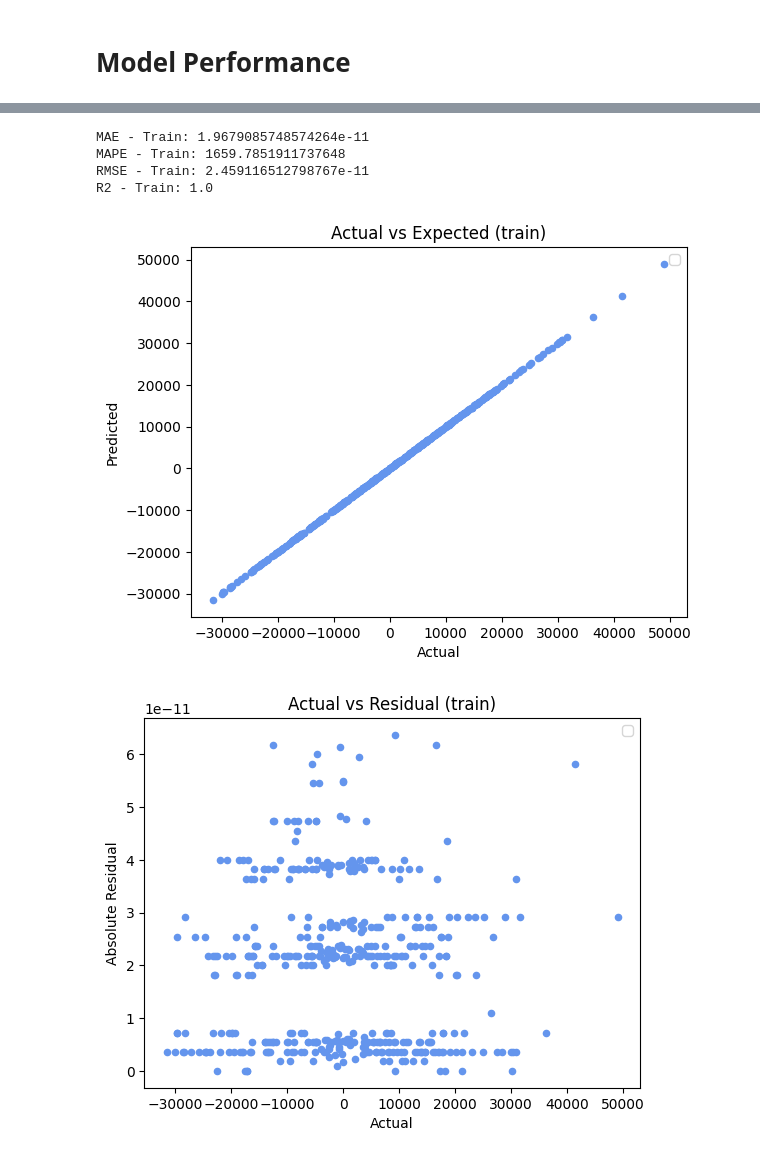
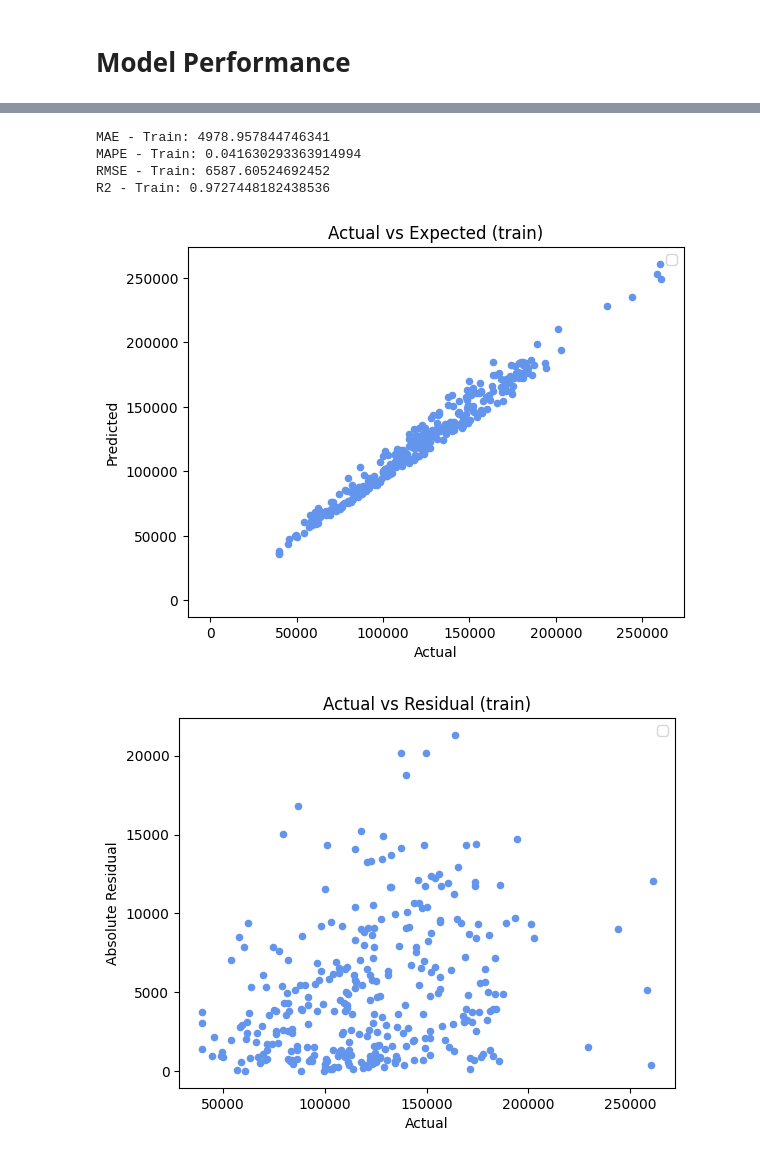
Before and after one commit to Dilan-De-Silva/Big-Bash-Fantasy-AI-v2, a Jupyter notebook: python_script/pricing-model-build.ipynb, the cells around one changed output, grey strips where cells are left out. Cells and saved outputs as stored; diff of their text form; code cells hidden in the pictures.

```diff
--- a/python_script/pricing-model-build.ipynb
+++ b/python_script/pricing-model-build.ipynb
@@ -316,6 +316,36 @@ for j in bbl14_play_list:
 
         curr_rnd_play_pts_feat_df = pd.merge(curr_rnd_play_pts_feat_df, ma_3_rnd_play_pts_df_agg, left_on = ["player"], right_on = ["player"], how = "left")
 
+        # Prior 4 Games in the season aggregate attributes
+        if k >= 4:
+            ma_4_rnd_play_pts_df = full_play_pts_df[(full_play_pts_df['rnd_cnt'] <= k) & (full_play_pts_df['rnd_cnt'] >= k - 2)]
+            ma_4_rnd_play_pts_df = ma_4_rnd_play_pts_df.drop(columns=["rnd", "rnd_cnt"], axis = 1)
+            ma_4_rnd_play_pts_df_agg = ma_4_rnd_play_pts_df.groupby(["player"], as_index=False).agg(
+            last_4_rnd_ma_pts = ('points', "mean"),
+            )
+
+        else:
+            ma_4_rnd_play_pts_df_agg = full_play_pts_df[(full_play_pts_df['rnd_cnt'] == k)]
+            ma_4_rnd_play_pts_df_agg = ma_4_rnd_play_pts_df_agg.drop(columns=["rnd", "rnd_cnt","points"], axis = 1)
+            ma_4_rnd_play_pts_df_agg['last_4_rnd_ma_pts'] = np.nan
+
+        curr_rnd_play_pts_feat_df = pd.merge(curr_rnd_play_pts_feat_df, ma_4_rnd_play_pts_df_agg, left_on = ["player"], right_on = ["player"], how = "left")
+
+        # Prior 5 Games in the season aggregate attributes
+        if k >= 5:
+            ma_5_rnd_play_pts_df = full_play_pts_df[(full_play_pts_df['rnd_cnt'] <= k) & (full_play_pts_df['rnd_cnt'] >= k - 2)]
+            ma_5_rnd_play_pts_df = ma_5_rnd_play_pts_df.drop(columns=["rnd", "rnd_cnt"], axis = 1)
+            ma_5_rnd_play_pts_df_agg = ma_5_rnd_play_pts_df.groupby(["player"], as_index=False).agg(
+            last_5_rnd_ma_pts = ('points', "mean"),
+            )
+
+        else:
+            ma_5_rnd_play_pts_df_agg = full_play_pts_df[(full_play_pts_df['rnd_cnt'] == k)]
+            ma_5_rnd_play_pts_df_agg = ma_5_rnd_play_pts_df_agg.drop(columns=["rnd", "rnd_cnt","points"], axis = 1)
+            ma_5_rnd_play_pts_df_agg['last_5_rnd_ma_pts'] = np.nan
+
+        curr_rnd_play_pts_feat_df = pd.merge(curr_rnd_play_pts_feat_df, ma_5_rnd_play_pts_df_agg, left_on = ["player"], right_on = ["player"], how = "left")
+
         # All prior games in the season aggregate attributes
         play_seas_df = full_play_pts_df[full_play_pts_df['rnd_cnt'] < k+1]
         play_seas_df = play_seas_df.drop(columns=["rnd", "rnd_cnt"], axis = 1)
@@ -487,6 +545,6 @@ price_delta
 # %%
 # Interaction Terms
-price_delta['points_per_price'] = price_delta['seas_avg_games_pts_avg']/price_delta['price_pre']
+price_delta['points_per_price'] = price_delta['seas_avg_games_pts']/price_delta['price_pre']
 price_delta
 # %% [output]
 |  | player | rnd | price_delta | price_pre | price_curr | curr_rnd_pts | prev_rnd_pts | two_prev_rnd_pts | ... |
@@ -754,38 +825,38 @@ print("MAPE - Train:", mape_train)
 print("RMSE - Train:", rmse_train)
 print("R2 - Train:", r2_train)
 
 # Actual vs Expected Plots
 
 plt.figure()
 plt.scatter(y_train_3, y_pred_train_3, s = 20, color="cornflowerblue")
 plt.xlabel("Actual")
 plt.ylabel("Predicted")
 plt.title("Actual vs Expected (train)")
 plt.plot([0, 0], [250, 250], 'k-')
 plt.legend()
 plt.show()
 
 # Residual Analysis
   # Train Residuals
 Y_train_res = pd.DataFrame(y_train_3).reset_index(drop=True)
 Y_train_pred = pd.DataFrame(y_pred_train_3).reset_index(drop=True)
 Y_train_res['pred'] = Y_train_pred[0]
-Y_train_res['res'] = Y_train_res['price_delta'] - Y_train_res['pred']
+Y_train_res['res'] = Y_train_res['price_curr'] - Y_train_res['pred']
 Y_train_res['abs_res'] = abs(Y_train_res['res'])
 train_res = pd.concat([Y_train_res, X_train_1.reset_index(drop=True)], axis=1)
 
   # Plots
 plt.figure()
-plt.scatter(train_res['price_delta'], train_res['abs_res'], s = 20, color="cornflowerblue")
+plt.scatter(train_res['price_curr'], train_res['abs_res'], s = 20, color="cornflowerblue")
 plt.xlabel("Actual")
 plt.ylabel("Absolute Residual")
 plt.title("Actual vs Residual (train)")
 plt.legend()
 plt.show()
 # %% [output]
-MAE - Train: 1.9679085748574264e-11
-MAPE - Train: 1659.7851911737648
-RMSE - Train: 2.459116512798767e-11
-R2 - Train: 1.0
+MAE - Train: 4978.957844746341
+MAPE - Train: 0.041630293363914994
+RMSE - Train: 6587.60524692452
+R2 - Train: 0.9727448182438536
-[figure, old version]
+[figure, new version]
-[figure, old version]
+[figure, new version]
```
Also changed, not shown: parts of 11 cells of this notebook.
